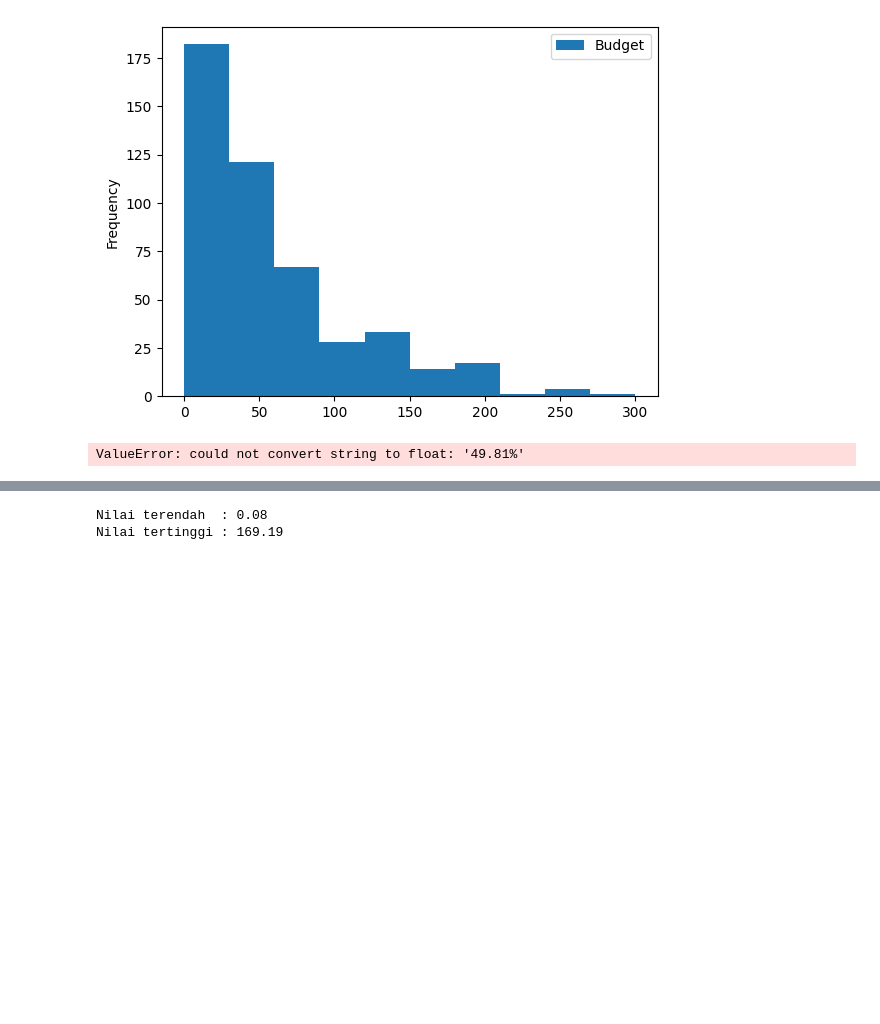
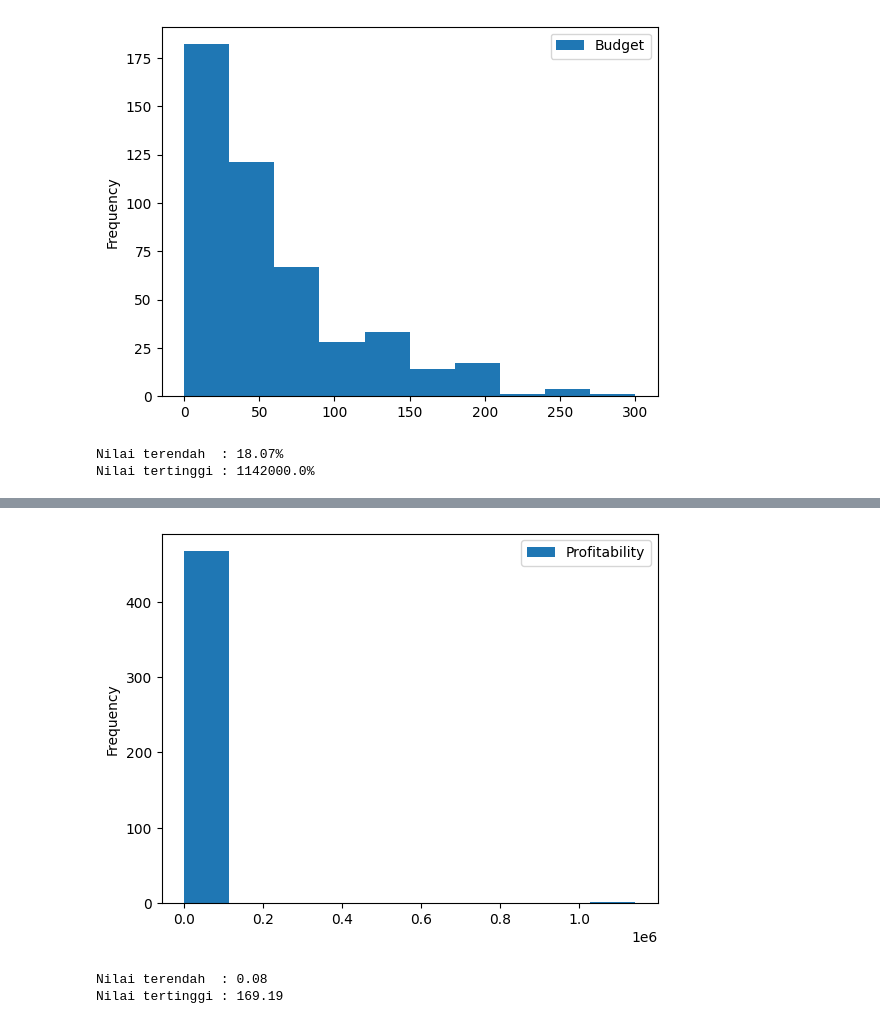
Before and after one commit to rafi-sama/Tuags-Analisis-Data, a Jupyter notebook: film/Movies.ipynb, the cells around one changed output, grey strips where cells are left out. Cells and saved outputs as stored; diff of their text form; code cells hidden in the pictures; blank space fills up the shorter version.

```diff
--- a/film/Movies.ipynb
+++ b/film/Movies.ipynb
@@ -400,19 +400,20 @@ Nilai tertinggi : 300.0
 # 13. Profitability
 
 df["Profitability"]=df["Profitability"].astype(float)
-df[["Profitability"]].plot(kind="hist", bins=10)
+df[["Profitability"]].plot(kind="hist")
 
 # Skor Terendah
 min = df["Profitability"].min()
-print(f"Nilai terendah  : {min}")
+print(f"Nilai terendah  : {min}%")
 
 # Skor Tertinggi
 max = df["Profitability"].max()
-print(f"Nilai tertinggi : {max}")
+print(f"Nilai tertinggi : {max}%")
 
 dfmin = df.loc[df["Profitability"] == min] # data frame dengan data min
 dfmax = df.loc[df["Profitability"] == max] # data frame dengan data max
 
 pd.concat([dfmin, dfmax]) # menggabungkan 2 data frame
 # %% [output]
-ValueError: could not convert string to float: '49.81%'
+Nilai terendah  : 18.07%
+Nilai tertinggi : 1142000.0%
@@ -419,3 +423,4 @@ ValueError: could not convert string to float: '49.81%'
+[figure, added]
 # %%
 # 14. Opening Weekend
 
```
Also changed, not shown: parts of 1 cell of this notebook, 2 other files.
